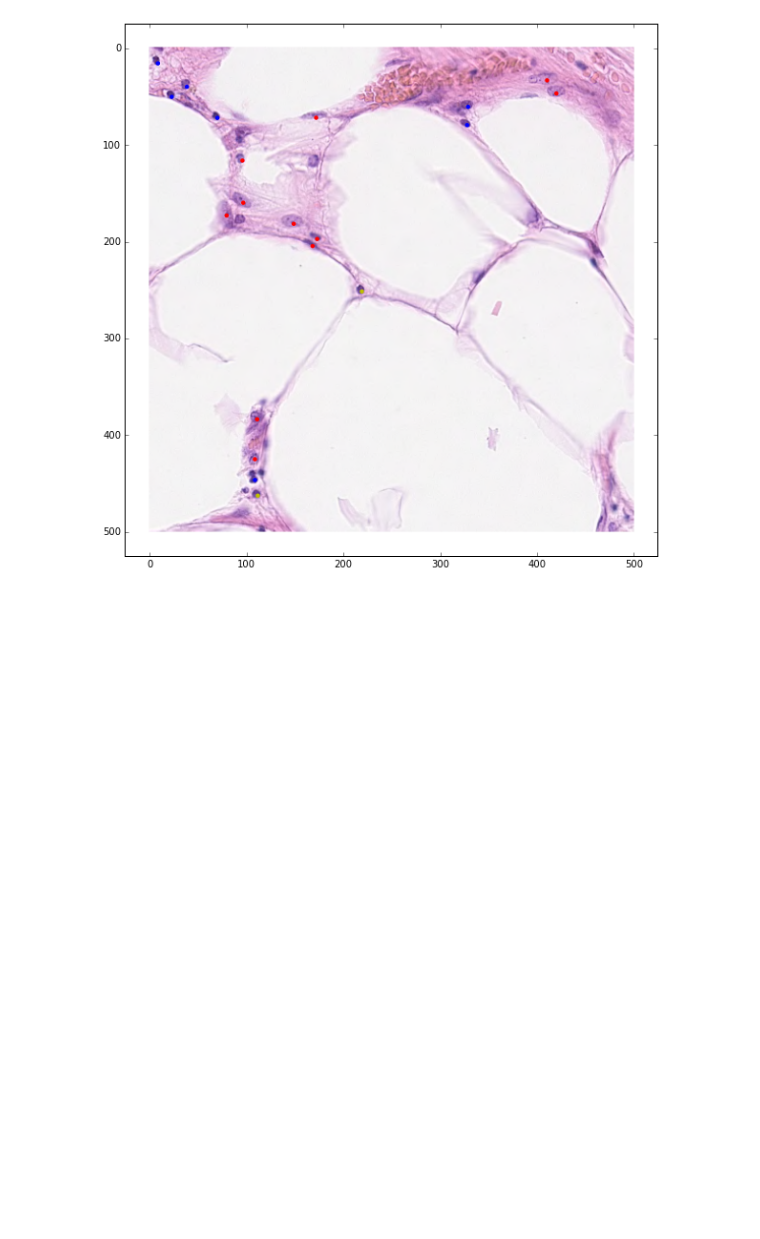
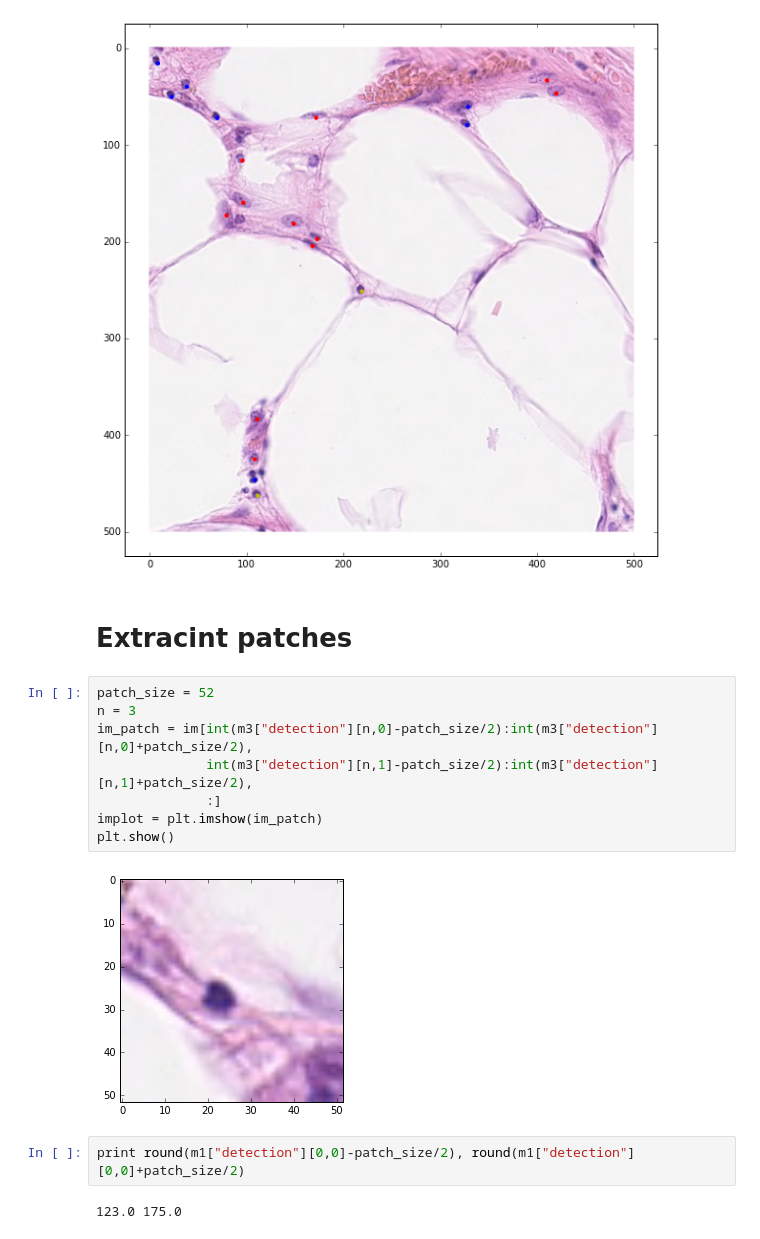
Before and after one commit to JonnyTran/nuclei-segmentation, a Jupyter notebook: notebooks/external_data_preprocessing.ipynb, the cells around one changed output. Cells and saved outputs as stored; diff of their text form; blank space fills up the shorter version.

```diff
--- a/notebooks/external_data_preprocessing.ipynb
+++ b/notebooks/external_data_preprocessing.ipynb
@@ -22,3 +26,19 @@ plt.scatter(x=m4["detection"][:,0], y=m4["detection"][:,1], c='y', s=20, edgecol
 plt.show()
 # %% [output]
 [figure]
+# %% [markdown]
+# Extracint patches
+# %%
+patch_size = 52
+n = 3
+im_patch = im[int(m3["detection"][n,0]-patch_size/2):int(m3["detection"][n,0]+patch_size/2),
+              int(m3["detection"][n,1]-patch_size/2):int(m3["detection"][n,1]+patch_size/2),
+              :]
+implot = plt.imshow(im_patch)
+plt.show()
+# %% [output]
+[figure, added]
+# %%
+print round(m1["detection"][0,0]-patch_size/2), round(m1["detection"][0,0]+patch_size/2)
+# %% [output]
+123.0 175.0
```
Also changed, not shown: parts of 1 cell of this notebook, 1 other file.
